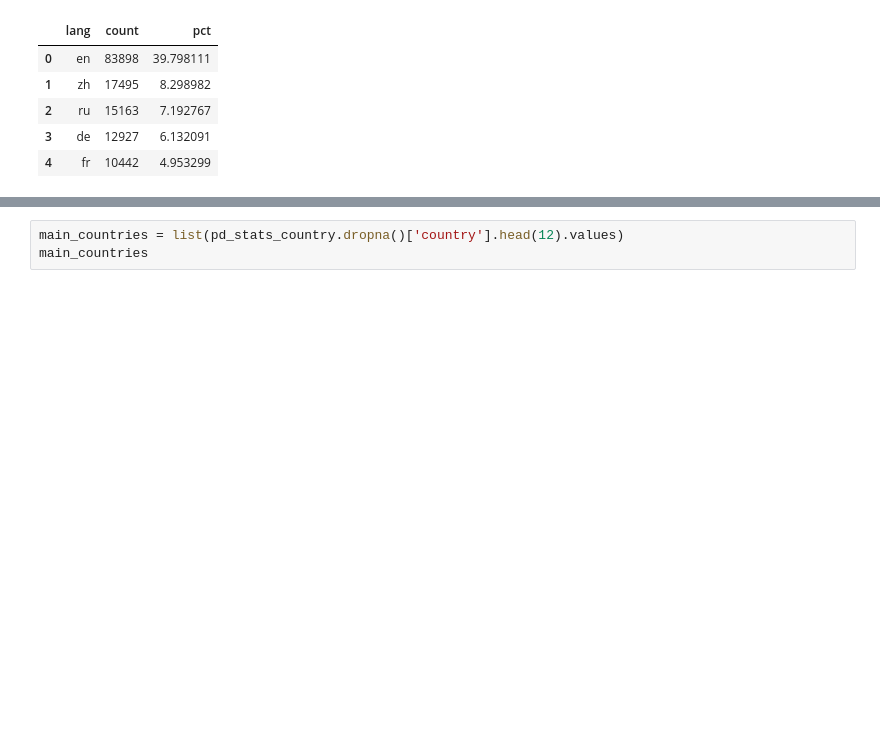
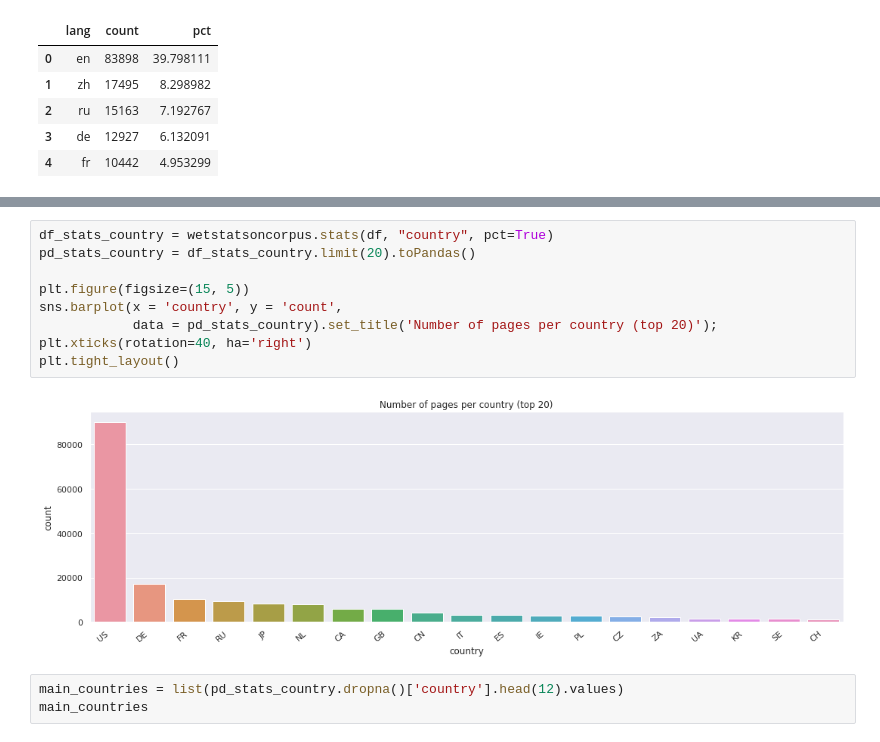
Before and after one commit to catherineverdiergo/cc-examples, a Jupyter notebook: WET stats notebook.ipynb, the cells around one changed output, grey strips where cells are left out. Cells and saved outputs as stored; diff of their text form; blank space fills up the shorter version.

```diff
--- a/WET stats notebook.ipynb
+++ b/WET stats notebook.ipynb
@@ -78,3 +59,14 @@ fig.show()
+# %%
+df_stats_country = wetstatsoncorpus.stats(df, "country", pct=True)
+pd_stats_country = df_stats_country.limit(20).toPandas()
+
+plt.figure(figsize=(15, 5))
+sns.barplot(x = 'country', y = 'count',
+            data = pd_stats_country).set_title('Number of pages per country (top 20)');
+plt.xticks(rotation=40, ha='right')
+plt.tight_layout()
+# %% [output]
+[figure, added]
 # %%
 main_countries = list(pd_stats_country.dropna()['country'].head(12).values)
 main_countries
```
Also changed, not shown: parts of 10 cells of this notebook.
